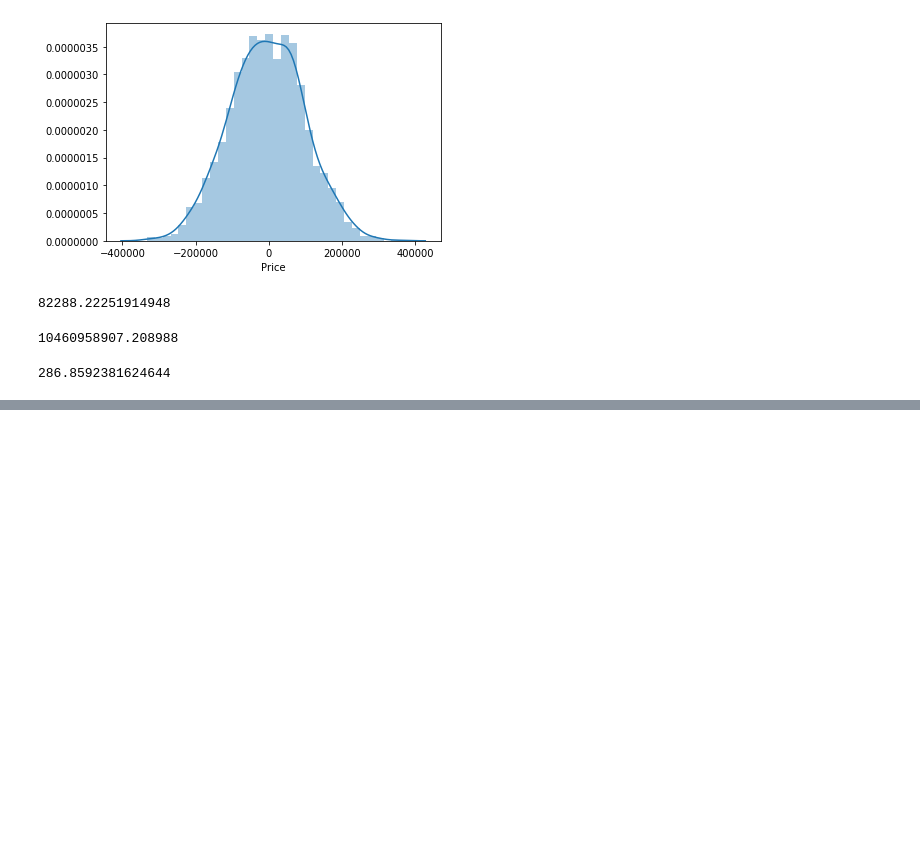
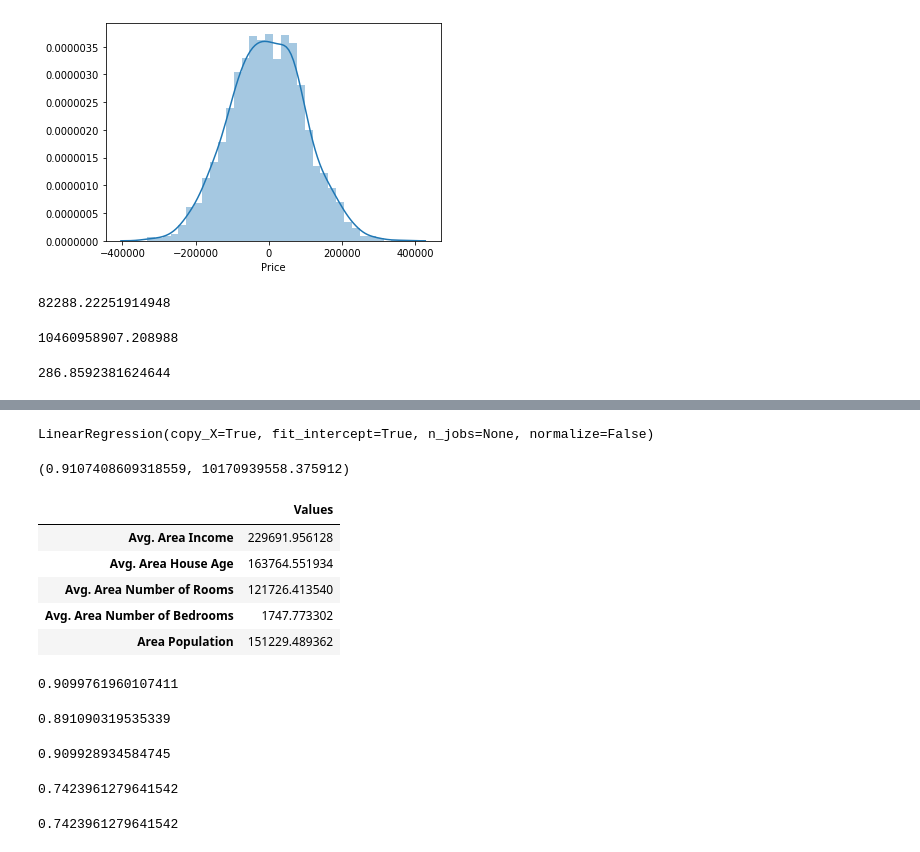
Before and after one commit to dikshajoshi18/HousePricePrediction, a Jupyter notebook: HOUSE PRICE PREDICTION(LINEAR REGRESSION).ipynb, the cells around one changed output, grey strips where cells are left out. Cells and saved outputs as stored; diff of their text form; code cells hidden in the pictures; blank space fills up the shorter version.

```diff
--- a/HOUSE PRICE PREDICTION(LINEAR REGRESSION).ipynb
+++ b/HOUSE PRICE PREDICTION(LINEAR REGRESSION).ipynb
@@ -158,0 +169,7 @@ np.sqrt(metrics.mean_absolute_error(y_test,predictions))
+# %%
+from sklearn import preprocessing
+pre_process = preprocessing.StandardScaler()
+# %%
+feature = df.drop(['Price'], axis = 1)
+label = df.Price
+feature = pre_process.fit_transform(feature)
@@ -158,0 +186,9 @@ np.sqrt(metrics.mean_absolute_error(y_test,predictions))
+# %%
+from sklearn.model_selection import train_test_split
+feature_train, feature_test, label_train, label_test = train_test_split(feature, label.values, test_size = 0.2, random_state = 19)
+# %%
+from sklearn import linear_model
+linear_regression = linear_model.LinearRegression()
+linear_regression.fit(feature_train, label_train)
+# %% [output]
+LinearRegression(copy_X=True, fit_intercept=True, n_jobs=None, normalize=False)
@@ -158,0 +200,58 @@ np.sqrt(metrics.mean_absolute_error(y_test,predictions))
+# %%
+score, error
+# %% [output]
+(0.9107408609318559, 10170939558.375912)
+# %%
+pd.DataFrame(linear_regression.coef_, index=df.columns[:-1], columns=['Values'])
+# %% [output]
+|  | Values |
+| Avg. Area Income | 229691.956128 |
+| Avg. Area House Age | 163764.551934 |
+| Avg. Area Number of Rooms | 121726.413540 |
+| Avg. Area Number of Bedrooms | 1747.773302 |
+| Area Population | 151229.489362 |
+# %%
+score_test = r2_score(linear_regression.predict(feature_test), label_test)
+score_test
+# %% [output]
+0.9099761960107411
+# %%
+ransac = linear_model.RANSACRegressor()
+ransac.fit(feature_train, label_train)
+
+ransac_r2_score = r2_score(ransac.predict(feature_test), label_test)
+ransac_r2_score
+# %% [output]
+0.891090319535339
+# %%
+ridge_model = linear_model.Ridge()
+ridge_model.fit(feature_train, label_train)
+
+# Scoring the Ridge Regression
+
+ridge_r2_score = r2_score(ridge_model.predict(feature_test), label_test)
+ridge_r2_score
+# %% [output]
+0.909928934584745
+# %%
+from sklearn import tree
+tree_model = tree.DecisionTreeRegressor()
+tree_model.fit(feature_train, label_train)
+
+# Scoring the Ridge Regression
+
+tree_r2_score = r2_score(tree_model.predict(feature_test), label_test)
+tree_r2_score
+# %% [output]
+0.7423961279641542
+# %%
+from sklearn.ensemble import RandomForestRegressor
+random_model = RandomForestRegressor()
+random_model.fit(feature_train, label_train)
+
+# Scoring the Ridge Regression
+
+random_r2_score = r2_score(tree_model.predict(feature_test), label_test)
+random_r2_score
+# %% [output]
+0.7423961279641542
```
Also changed, not shown: parts of 4 cells of this notebook.
